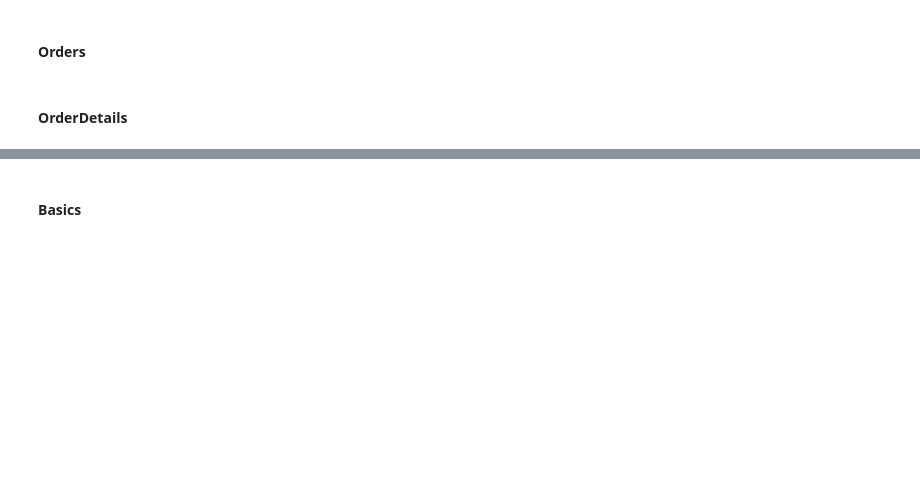
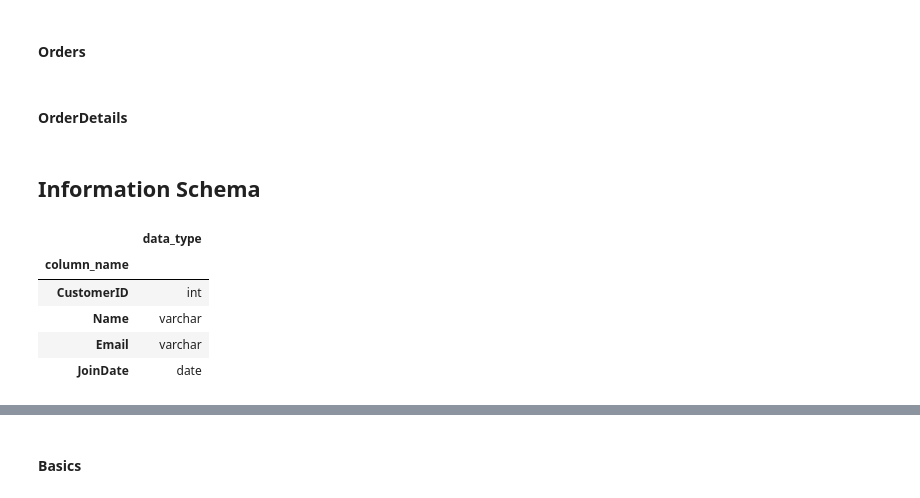
Before and after one commit to Bayan2019/internship_1206, a Jupyter notebook: assignment_01.ipynb, the cells around one changed output, grey strips where cells are left out. Saved outputs shown, nothing was run; the diff lists cells and outputs as text; code cells hidden in the pictures; blank space fills up the shorter version.

```diff
--- a/assignment_01.ipynb
+++ b/assignment_01.ipynb
@@ -204,8 +205,24 @@ for orderDetail in orderDetails:
     """)
 # %%
 cursor.execute("FLUSH TABLES;")
+# %% [markdown]
+## Information Schema
 # %%
-cursor.execute("SELECT * FROM OrderDetails")
+cursor.execute("""
+SELECT column_name, data_type
+    FROM INFORMATION_SCHEMA.COLUMNS
+    WHERE table_schema='org'
+        AND table_name='Customers';
+""")
 data = cursor.fetchall()
-for row in data:
-    print(row)
+df=pd.DataFrame(data=data, columns=["column_name", "data_type"])
+df.set_index("column_name")
+# for row in data:
+#     print(row)
+# %% [output]
+|  | data_type |
+| column_name |  |
+| CustomerID | int |
+| Name | varchar |
+| Email | varchar |
+| JoinDate | date |
```
Also changed, not shown: parts of 8 cells of this notebook.
